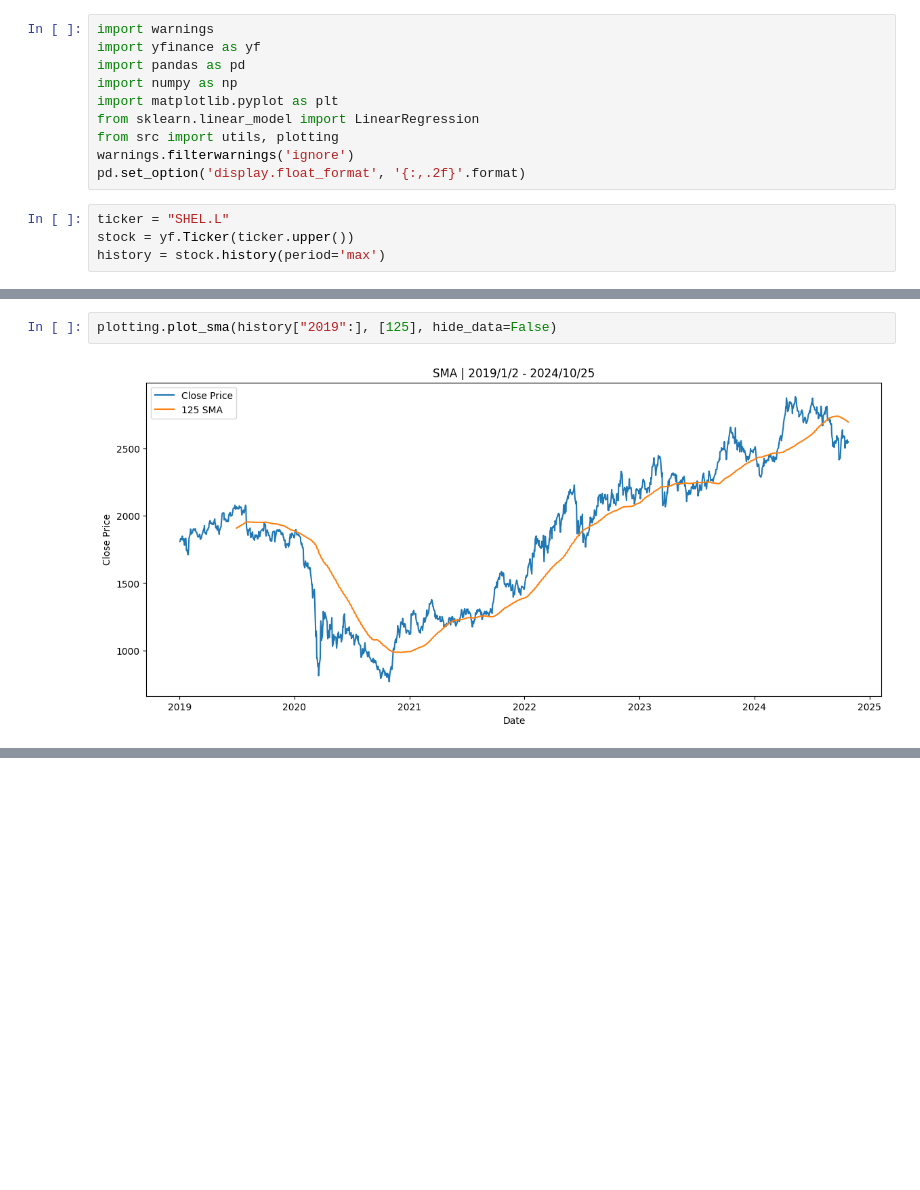
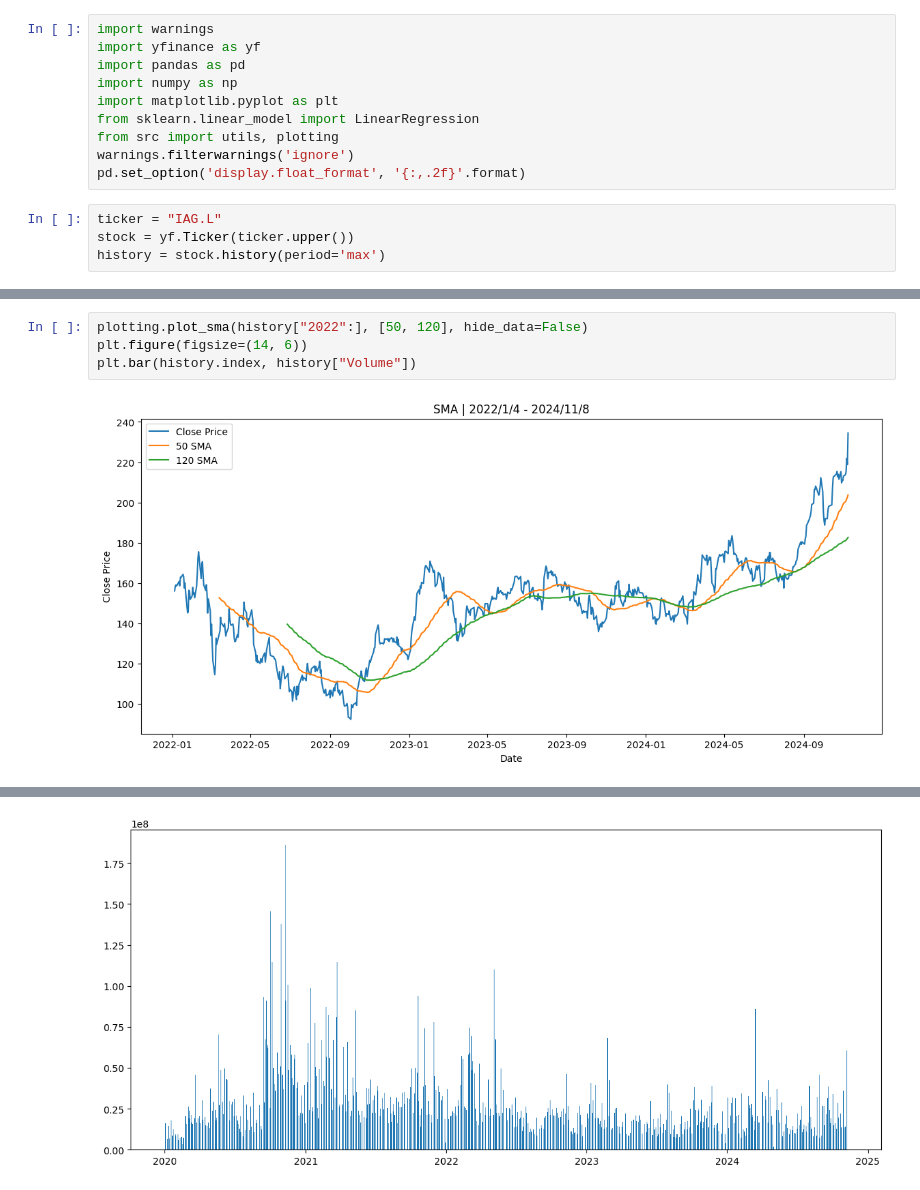
Before and after one commit to ivandimitrovkyulev/Notebooks, a Jupyter notebook: sample/analyses.ipynb, the cells around one changed output, grey strips where cells are left out. Drawn from its saved outputs; the diff is of its cells as text; blank space fills up the shorter version.

```diff
--- a/sample/analyses.ipynb
+++ b/sample/analyses.ipynb
@@ -9,7 +9,7 @@ from src import utils, plotting
 warnings.filterwarnings('ignore')
 pd.set_option('display.float_format', '{:,.2f}'.format)
 # %%
-ticker = "SHEL.L"
+ticker = "IAG.L"
 stock = yf.Ticker(ticker.upper())
 history = stock.history(period='max')
 # %%
@@ -113,5 +113,7 @@ Coefficient (slope): 8.24173817733887e-05
 <module 'matplotlib.pyplot' from '/Users/ivankyulev/Projects/Notebooks/.venv/lib/python3.11/site-packages/matplotlib/pyplot.py'>
 # %%
-plotting.plot_sma(history["2019":], [125], hide_data=False)
+plotting.plot_sma(history["2022":], [50, 120], hide_data=False)
+plt.figure(figsize=(14, 6))
+plt.bar(history.index, history["Volume"])
 # %% [output]
-[figure, old version]
+[figure, new version]
@@ -119,3 +121,4 @@ plotting.plot_sma(history["2019":], [125], hide_data=False)
+[figure, added]
 # %%
 plotting.plot_bolinger_bands(history["2023":], 20, 1)
 # %% [output]
```
Also changed, not shown: parts of 11 cells of this notebook, 6 other files.
